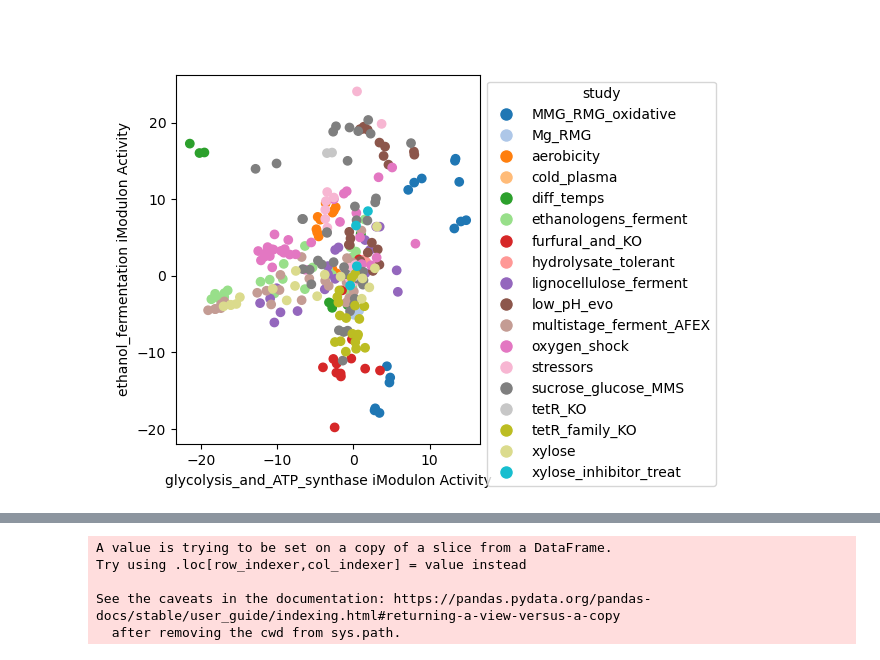
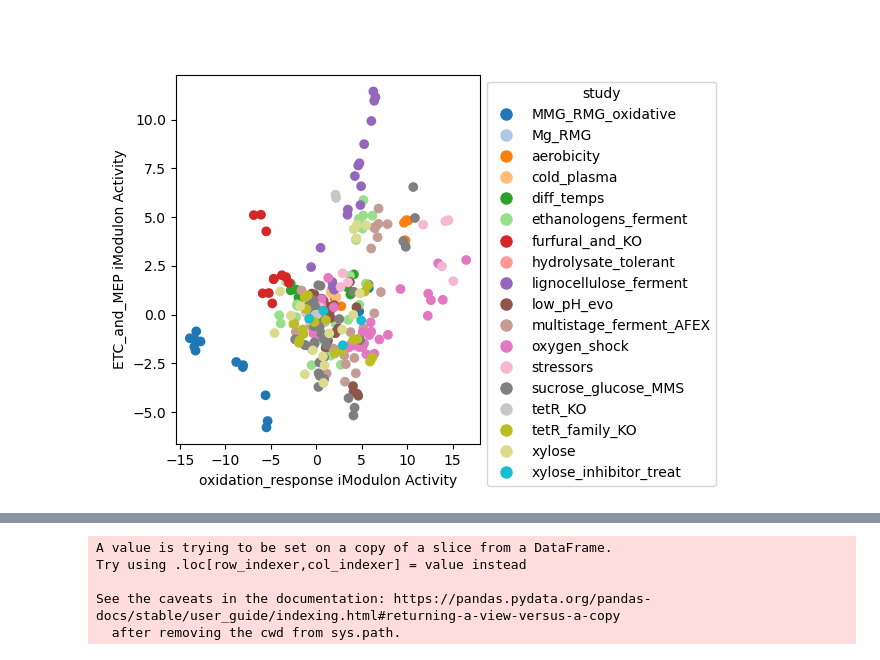
Before and after one commit to cristalzucsd/iModulonMiner, a Jupyter notebook: 5_characterize_iModulons/7_comparing_iModulons.ipynb, the cells around one changed output, grey strips where cells are left out. Saved outputs shown, nothing was run; the diff lists cells and outputs as text; code cells hidden in the pictures.

```diff
--- a/5_characterize_iModulons/7_comparing_iModulons.ipynb
+++ b/5_characterize_iModulons/7_comparing_iModulons.ipynb
@@ -95,10 +92,16 @@ df.loc[keep]
 # %%
-iM1 = 'glycolysis_and_ATP_synthase'
-iM2 = 'ethanol_fermentation'
+# display settings
+iM1 = 'oxidation_response'
+iM2 = 'ETC_and_MEP'
+category = 'study'
+impt_cols = ['gene_name', 'gene_weight', 'gene_product',
+       'COG', 'regulator', 'uniprot', 'EC_number',
+       'ZM4_locus', 'aerobic_essential', 'anaerobic_essential',
+       'chromosome_id']
 # %%
-custom_compare_activities(ica_data, iM1, iM2, color_by_col = 'study')
+custom_compare_activities(ica_data, iM1, iM2, color_by_col = category)
 plt.show()
 # %% [output]
-[figure, old version]
+[figure, new version]
 # %%
 pd.set_option('display.max_colwidth', None)  # Set to None for unlimited width
```
Also changed, not shown: parts of 4 cells of this notebook, 17 other files.
